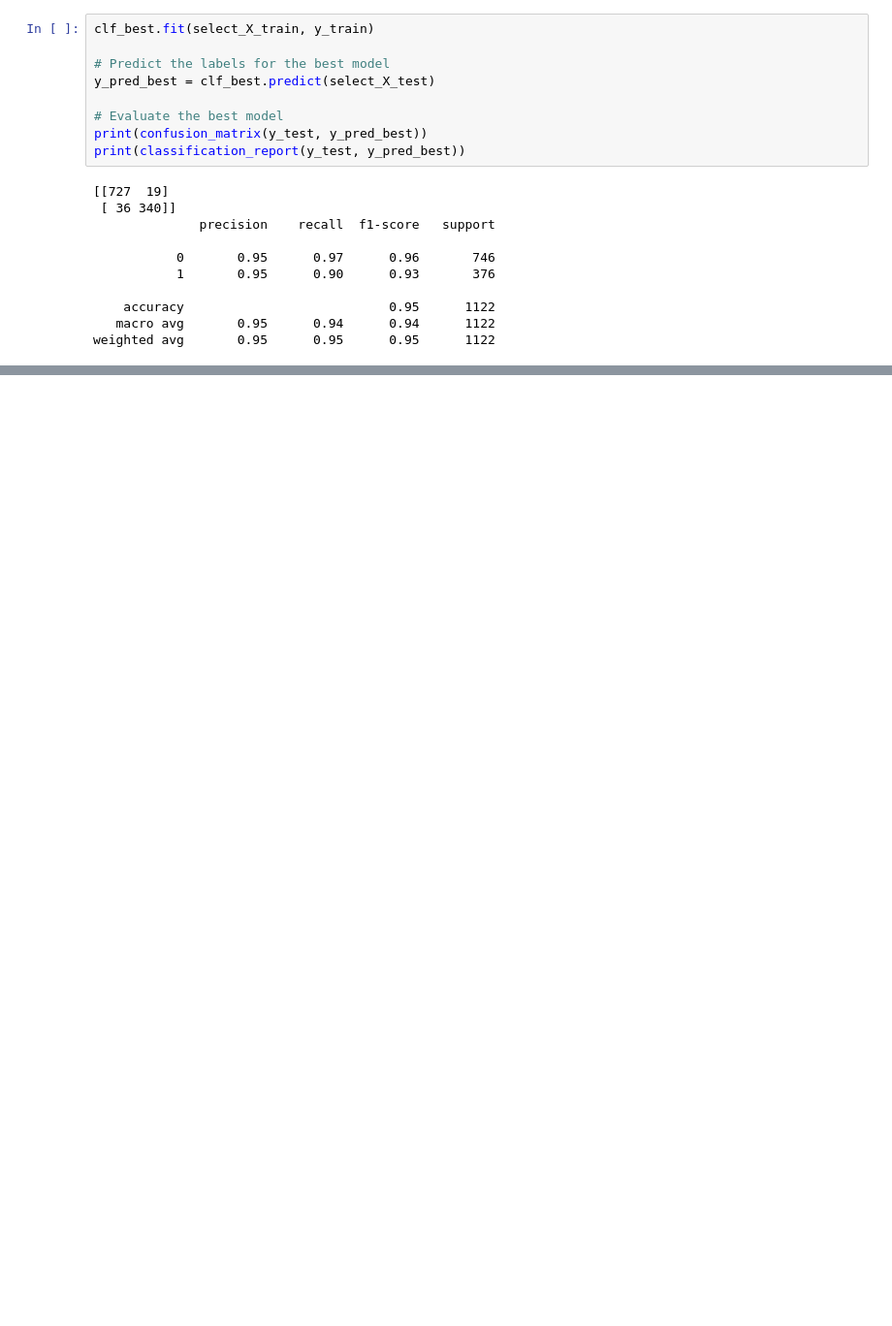
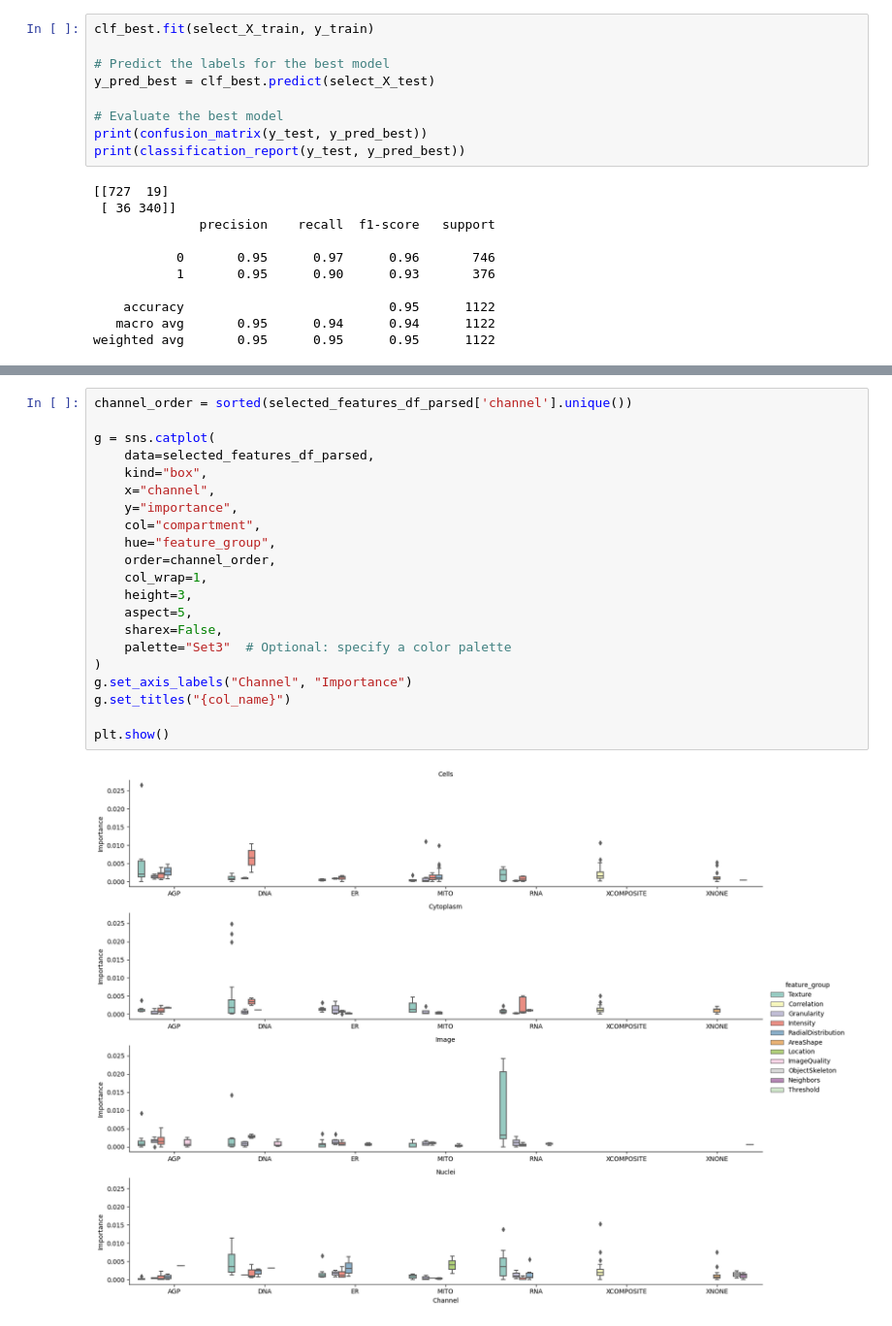
Before and after one commit to broadinstitute/position-effect-correction, a Jupyter notebook: 4.layout-checks/2_classify_poscons.ipynb, the cells around one changed output, grey strips where cells are left out. Shown: that part at 97% size. Cells and saved outputs as stored; diff of their text form; blank space fills up the shorter version.

```diff
--- a/4.layout-checks/2_classify_poscons.ipynb
+++ b/4.layout-checks/2_classify_poscons.ipynb
@@ -209,0 +368,23 @@ weighted avg       0.95      0.95      0.95      1122
+# %%
+channel_order = sorted(selected_features_df_parsed['channel'].unique())
+
+g = sns.catplot(
+    data=selected_features_df_parsed,
+    kind="box",
+    x="channel",
+    y="importance",
+    col="compartment",
+    hue="feature_group",
+    order=channel_order,
+    col_wrap=1,
+    height=3,
+    aspect=5,
+    sharex=False,
+    palette="Set3"  # Optional: specify a color palette
+)
+g.set_axis_labels("Channel", "Importance")
+g.set_titles("{col_name}")
+
+plt.show()
+# %% [output]
+[figure, added]
```
Also changed, not shown: parts of 12 cells of this notebook.
